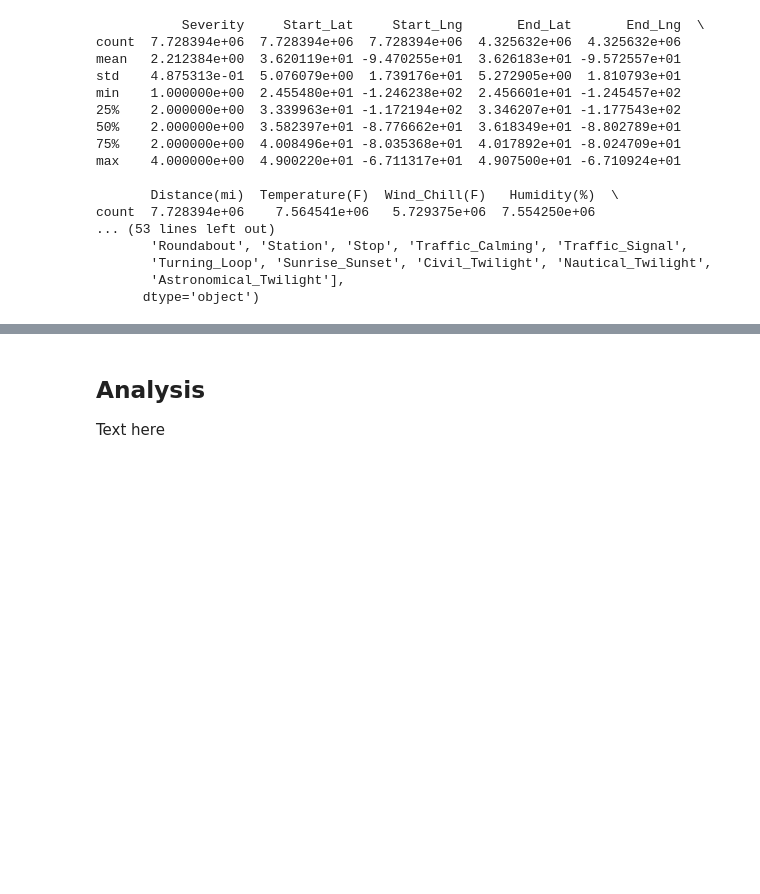
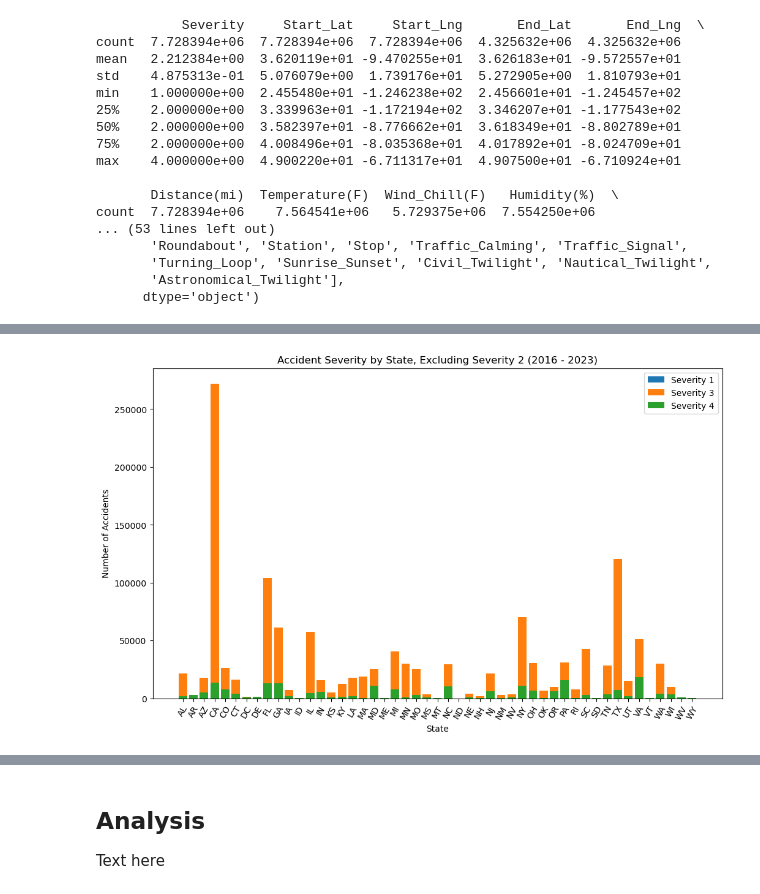
Before and after one commit to marhas109/MH_DS_Capstone_Project_1, a Jupyter notebook: MH_DS_Capstone_Project_1.ipynb, the cells around one changed output, grey strips where cells are left out. Cells and saved outputs as stored; diff of their text form; code cells hidden in the pictures; blank space fills up the shorter version.

```diff
--- a/MH_DS_Capstone_Project_1.ipynb
+++ b/MH_DS_Capstone_Project_1.ipynb
@@ -53,0 +79,19 @@ Name: count, dtype: int64
+# %%
+# chart of accident severity by state without sev2 (sev 2 >> than the others so obscures sev 1, 3, 4 above)
+states = df_severity_by_state.columns
+sev1 = df_severity_by_state.iloc[0]
+sev3 = df_severity_by_state.iloc[2]
+sev4 = ct_sev4_by_state = df_severity_by_state.iloc[3]
+
+plt.figure(figsize=(12, 7))
+plt.bar(states, sev1)
+plt.bar(states, sev3)
+plt.bar(states, sev4)
+plt.xlabel("State")
+plt.xticks(rotation=60)
+plt.ylabel("Number of Accidents")
+plt.legend(["Severity 1", "Severity 3", "Severity 4"])
+plt.title("Accident Severity by State, Excluding Severity 2 (2016 - 2023)")
+plt.show()
+# %% [output]
+[figure, added]
```
Also changed, not shown: parts of 16 cells of this notebook.
